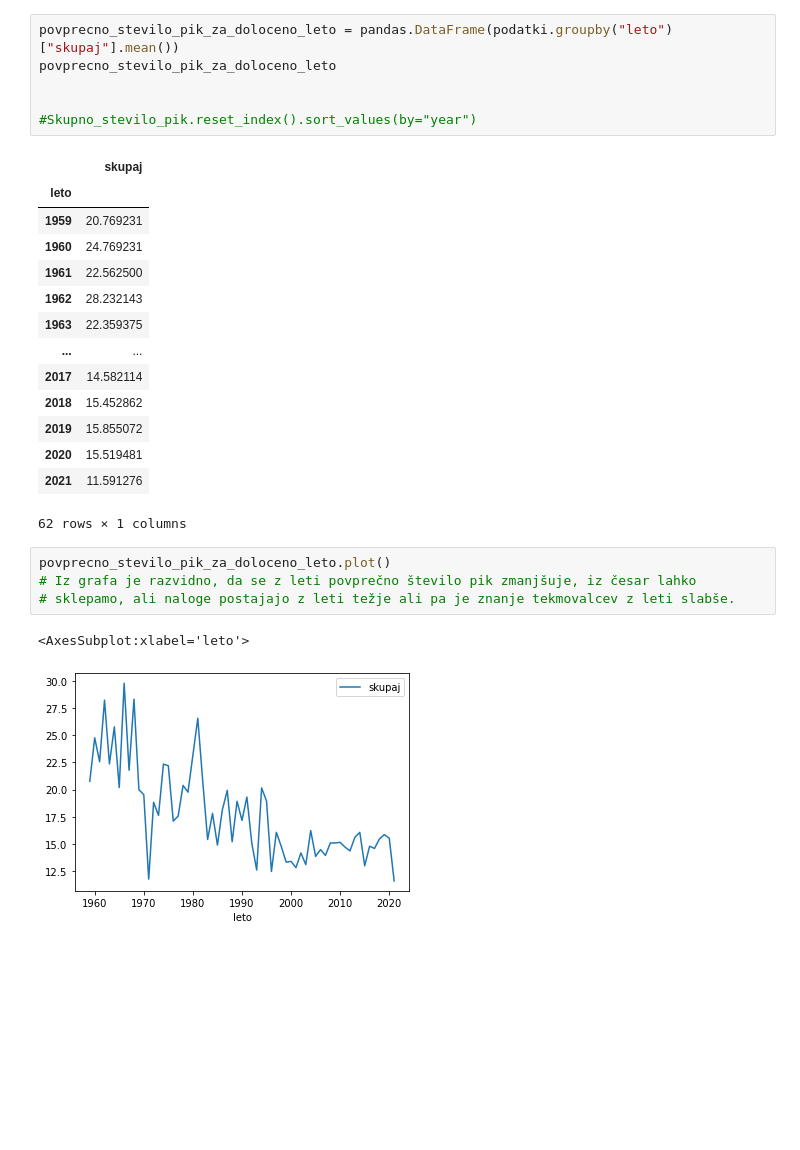
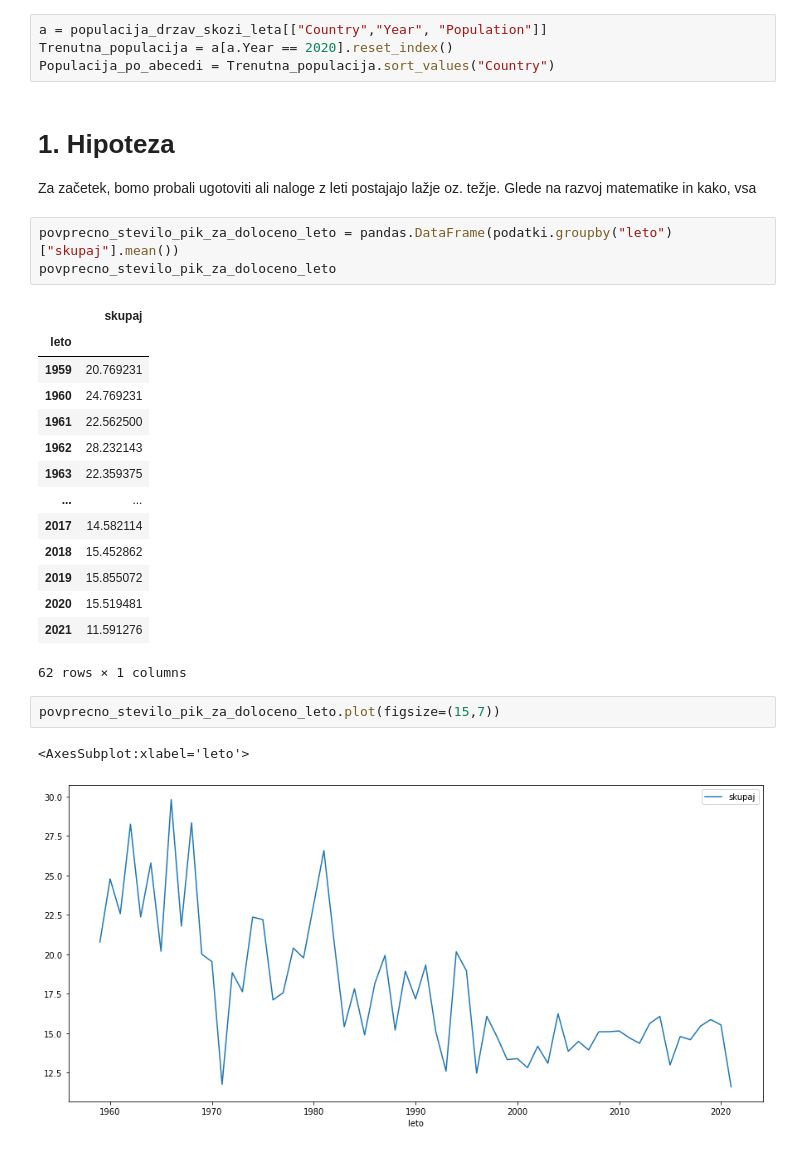
Before and after one commit to UrosKosmac123/Tekmovalci-matematicne-olimpijade, a Jupyter notebook: Analiza.ipynb, the cells around one changed output. Saved outputs shown, nothing was run; the diff lists cells and outputs as text; blank space fills up the shorter version.

Commit message:
Analiza prvih dveh hipotez, ter dodal csv datoteko za populacijo držav skozi leta.

```diff
--- a/Analiza.ipynb
+++ b/Analiza.ipynb
@@ -21,9 +38,14 @@ podatki
+# %%
+a = populacija_drzav_skozi_leta[["Country","Year", "Population"]]
+Trenutna_populacija = a[a.Year == 2020].reset_index()
+Populacija_po_abecedi = Trenutna_populacija.sort_values("Country")
+# %% [markdown]
+# 1. Hipoteza
+
+Za začetek, bomo probali ugotoviti ali naloge z leti postajajo lažje oz. težje. Glede na razvoj matematike in kako, vsa
 # %%
 povprecno_stevilo_pik_za_doloceno_leto = pandas.DataFrame(podatki.groupby("leto")["skupaj"].mean())
 povprecno_stevilo_pik_za_doloceno_leto
-
-
-#Skupno_stevilo_pik.reset_index().sort_values(by="year")
 # %% [output]
 |  | skupaj |
 | leto |  |
@@ -39,10 +61,8 @@ povprecno_stevilo_pik_za_doloceno_leto
 | 2020 | 15.519481 |
 | 2021 | 11.591276 |
 62 rows × 1 columns
-# %%
-povprecno_stevilo_pik_za_doloceno_leto.plot()
-# Iz grafa je razvidno, da se z leti povprečno število pik zmanjšuje, iz česar lahko
-# sklepamo, ali naloge postajajo z leti težje ali pa je znanje tekmovalcev z leti slabše.
-# %% [output]
-<AxesSubplot:xlabel='leto'>
-[figure, removed]
+# %%
+povprecno_stevilo_pik_za_doloceno_leto.plot(figsize=(15,7))
+# %% [output]
+<AxesSubplot:xlabel='leto'>
+[figure, added]
```
Also changed, not shown: parts of 14 cells of this notebook, 2 other files.
